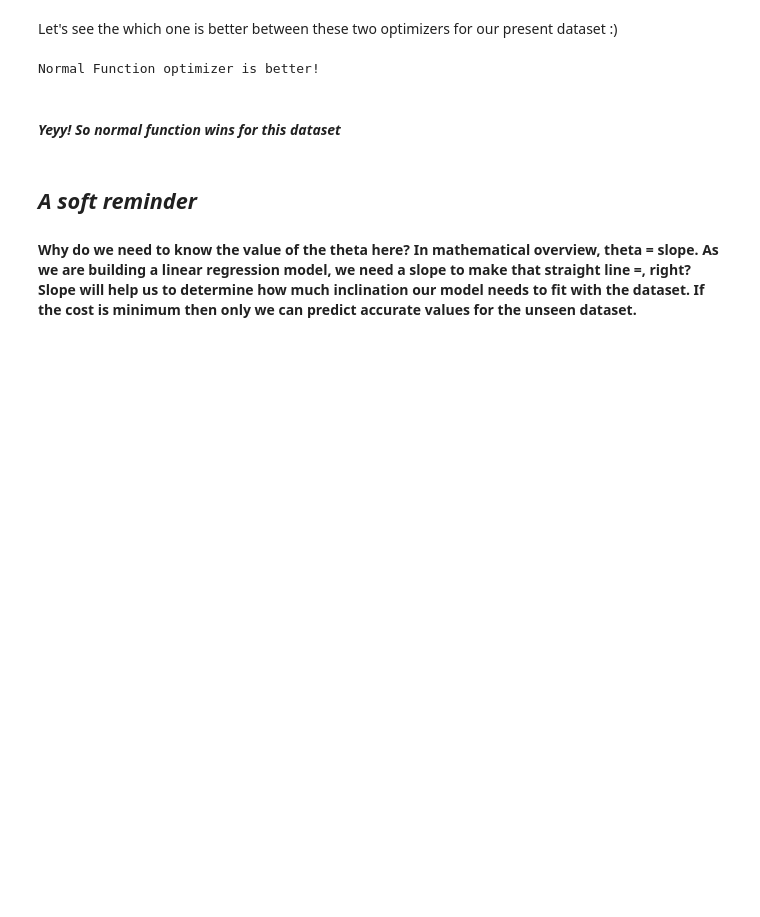
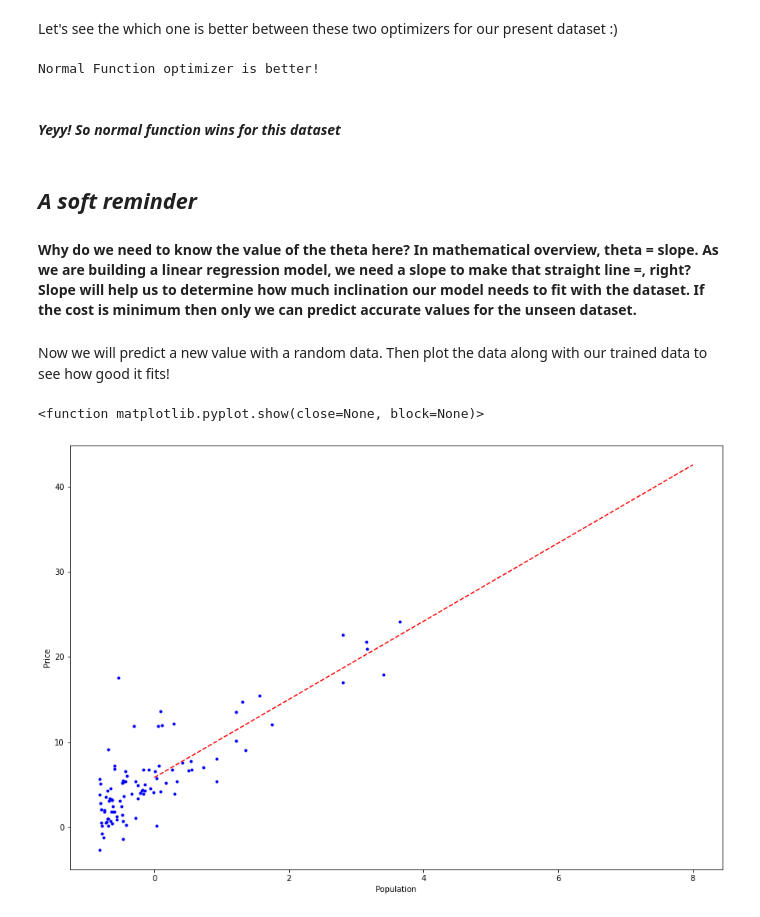
Before and after one commit to AR-Ashraf/AR_ML_Lib, a Jupyter notebook: ar_ml_lib.ipynb, the cells around one changed output. Saved outputs shown, nothing was run; the diff lists cells and outputs as text; code cells hidden in the pictures; blank space fills up the shorter version.

```diff
--- a/ar_ml_lib.ipynb
+++ b/ar_ml_lib.ipynb
@@ -135,3 +139,17 @@ Normal Function optimizer is better!
 # %% [markdown]
 ## ***A soft reminder***
 #### Why do we need to know the value of the theta here? In mathematical overview, theta = slope. As we are building a linear regression model, we need a slope to make that straight line =, right? Slope will help us to determine how much inclination our model needs to fit with the dataset. If the cost is minimum then only we can predict accurate values for the unseen dataset.
+# %% [markdown]
+Now we will predict a new value with a random data. Then plot the data along with our trained data to see how good it fits!
+# %%
+X_new = np.array([[0], [8]])
+X_b = np.c_[np.ones((X_new.size, 1)), X_new]
+y_predict = X_b.dot(theta_normal)
+plt.plot(X,y, "b.")
+plt.plot(X_new,y_predict, "r--")
+plt.xlabel("Population")
+plt.ylabel("Price")
+plt.show
+# %% [output]
+<function matplotlib.pyplot.show(close=None, block=None)>
+[figure, added]
```
Also changed, not shown: parts of 3 cells of this notebook.
